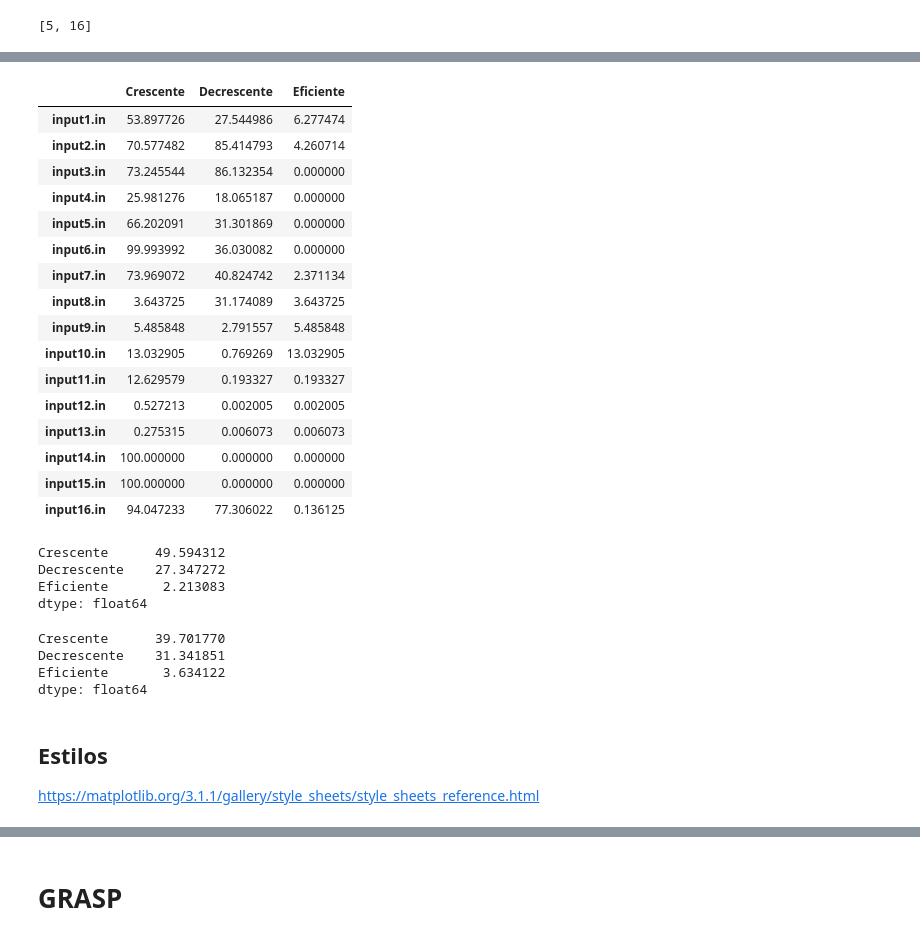
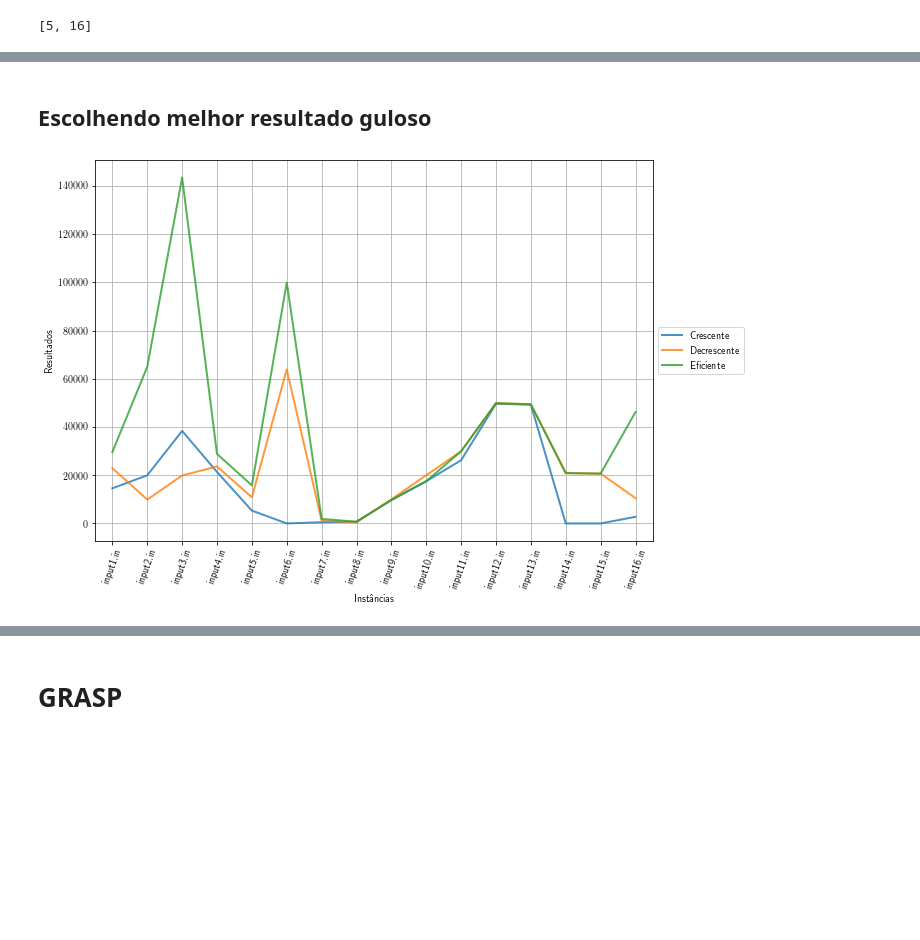
Before and after one commit to danbailo/T1-Teoria-Computacao, a Jupyter notebook: src/Trabalho 1 - Teoria da Computação.ipynb, the cells around one changed output, grey strips where cells are left out. Saved outputs shown, nothing was run; the diff lists cells and outputs as text; code cells hidden in the pictures; blank space fills up the shorter version.

```diff
--- a/src/Trabalho 1 - Teoria da Computação.ipynb
+++ b/src/Trabalho 1 - Teoria da Computação.ipynb
@@ -135 +141,13 @@ best_arange #index 5 = janela 7
+# %% [markdown]
+## **Escolhendo melhor resultado guloso**
+# %%
+greedy.plot(lw=2, alpha=0.8, ls="-")
+plt.xticks(np.arange(len(greedy.index)), list(greedy.index), rotation=70)
+plt.axis(xmin=-.5, xmax=len(greedy.index)-0.5)
+plt.legend(loc='center left', bbox_to_anchor=(1.0, 0.5))
+plt.xlabel('Instâncias')
+plt.ylabel('Resultados')
+plt.savefig(os.path.join('..','imgs/')+'greedy_compare.pdf', bbox_inches='tight', transparent=True)
+# %% [output]
+[figure, added]
 # %%
@@ -137,38 +154,0 @@ gap = pd.DataFrame(list(map(lambda x,y: ((y-x)/y)*100, greedy.values, exact.valu
-# %%
-gap
-# %% [output]
-|  | Crescente | Decrescente | Eficiente |
-| input1.in | 53.897726 | 27.544986 | 6.277474 |
-| input2.in | 70.577482 | 85.414793 | 4.260714 |
-| input3.in | 73.245544 | 86.132354 | 0.000000 |
-| input4.in | 25.981276 | 18.065187 | 0.000000 |
-| input5.in | 66.202091 | 31.301869 | 0.000000 |
-| input6.in | 99.993992 | 36.030082 | 0.000000 |
-| input7.in | 73.969072 | 40.824742 | 2.371134 |
-| input8.in | 3.643725 | 31.174089 | 3.643725 |
-| input9.in | 5.485848 | 2.791557 | 5.485848 |
-| input10.in | 13.032905 | 0.769269 | 13.032905 |
-| input11.in | 12.629579 | 0.193327 | 0.193327 |
-| input12.in | 0.527213 | 0.002005 | 0.002005 |
-| input13.in | 0.275315 | 0.006073 | 0.006073 |
-| input14.in | 100.000000 | 0.000000 | 0.000000 |
-| input15.in | 100.000000 | 0.000000 | 0.000000 |
-| input16.in | 94.047233 | 77.306022 | 0.136125 |
-# %%
-gap.mean()
-# %% [output]
-Crescente      49.594312
-Decrescente    27.347272
-Eficiente       2.213083
-dtype: float64
-# %%
-gap.std()
-# %% [output]
-Crescente      39.701770
-Decrescente    31.341851
-Eficiente       3.634122
-dtype: float64
-# %% [markdown]
-## **Estilos**
-
-https://matplotlib.org/3.1.1/gallery/style_sheets/style_sheets_reference.html
```
Also changed, not shown: parts of 29 cells of this notebook.
